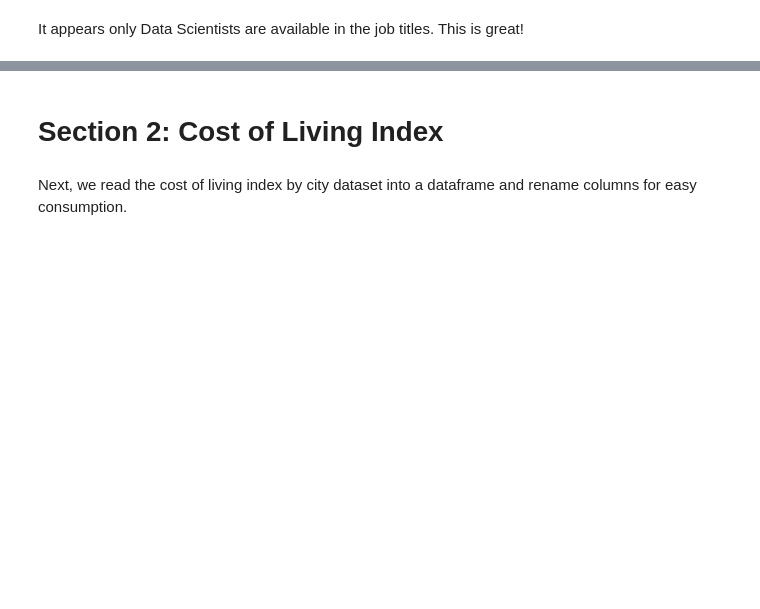
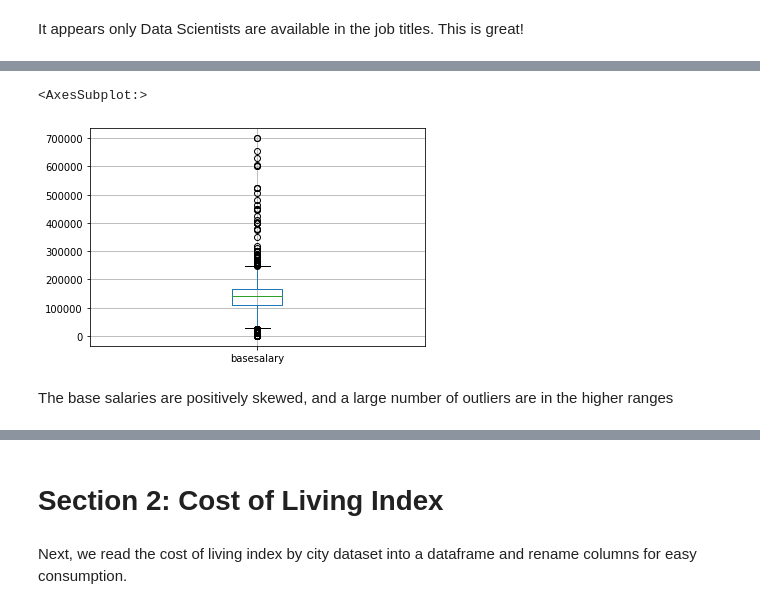
Before and after one commit to dl-lim/kaggle-1, a Jupyter notebook: ds-sal.ipynb, the cells around one changed output, grey strips where cells are left out. Cells and saved outputs as stored; diff of their text form; code cells hidden in the pictures; blank space fills up the shorter version.

```diff
--- a/ds-sal.ipynb
+++ b/ds-sal.ipynb
@@ -155,0 +160,7 @@ It appears only Data Scientists are available in the job titles. This is great!
+# %%
+sds.boxplot(column = 'basesalary')
+# %% [output]
+<AxesSubplot:>
+[figure, added]
+# %% [markdown]
+The base salaries are positively skewed, and a large number of outliers are in the higher ranges
```
Also changed, not shown: parts of 36 cells of this notebook.
